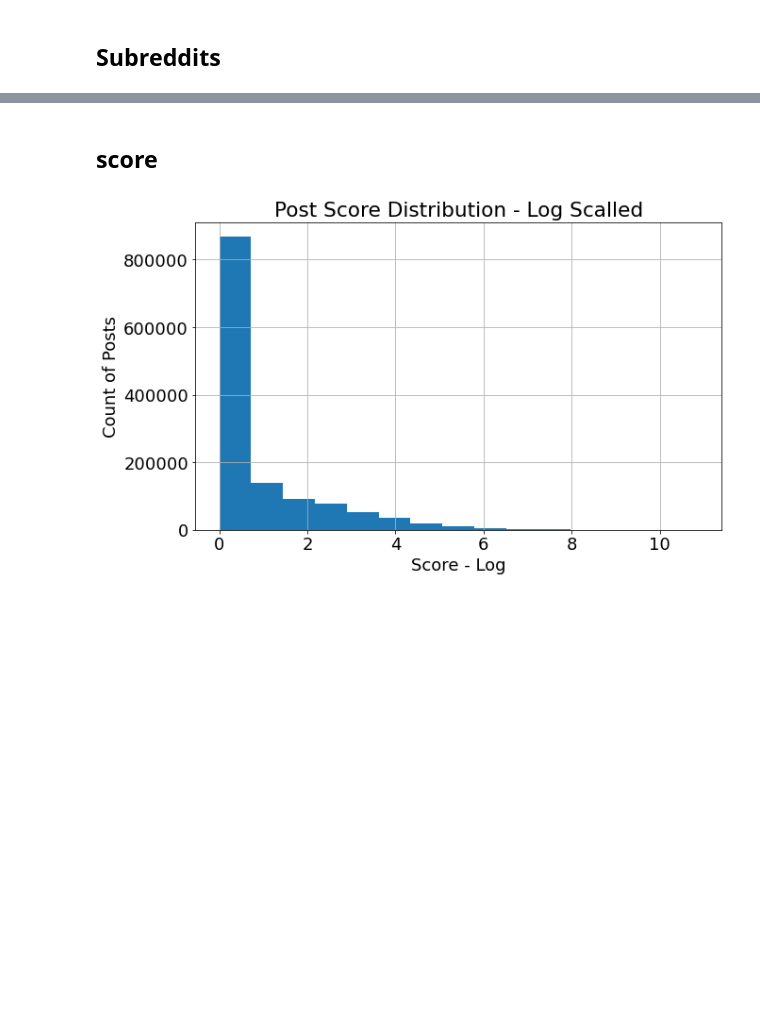
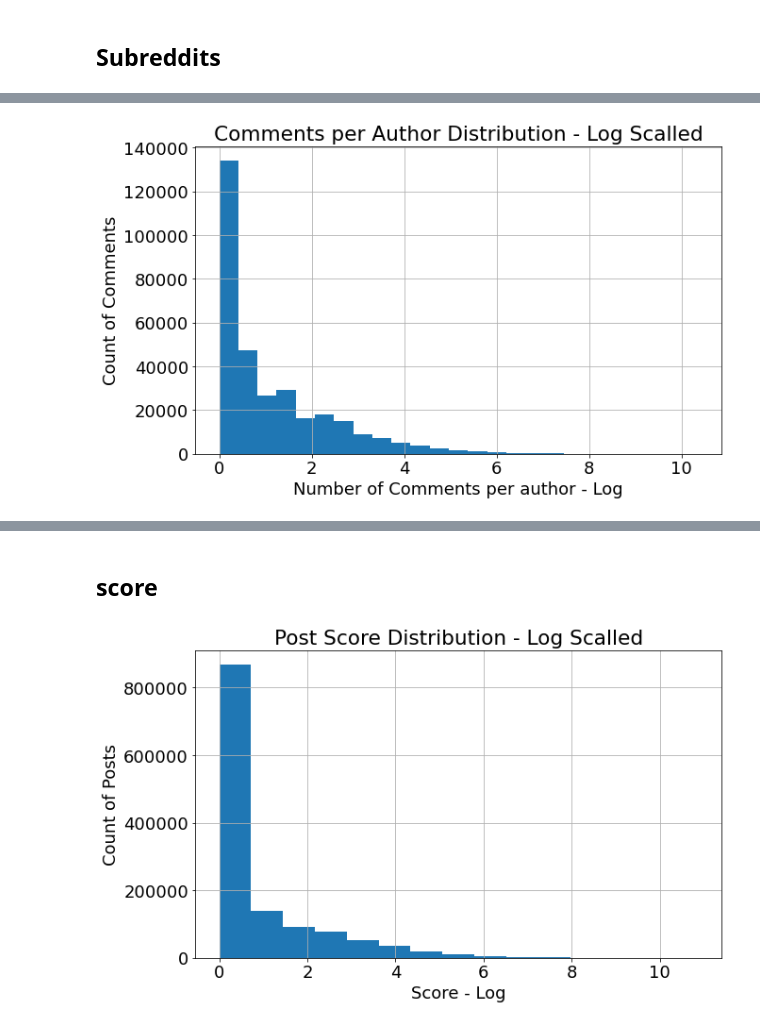
Before and after one commit to VeniJeen/CryptoSent, a Jupyter notebook: Exploratory Analysis/Exploratory_Analysis.ipynb, the cells around one changed output, grey strips where cells are left out. Drawn from its saved outputs; the diff is of its cells as text; code cells hidden in the pictures; blank space fills up the shorter version.

```diff
--- a/Exploratory Analysis/Exploratory_Analysis.ipynb
+++ b/Exploratory Analysis/Exploratory_Analysis.ipynb
@@ -67,0 +133,16 @@ plt.show()
+# %%
+temp=bc[bc.author!='[deleted]'].groupby('author').count().id.sort_values(ascending=False).tail(-1).apply(np.log)
+temp=temp.reset_index().rename(columns={'id':'Post Volume Log','author':'Author'})
+plt.rcParams["figure.figsize"] = (10,6)
+plt.rcParams.update({'font.size': 18})
+#plt.figure()
+
+temp.hist(bins=25)
+plt.xlabel('Number of Comments per author - Log')
+plt.ylabel('Count of Comments')
+plt.title('Comments per Author Distribution - Log Scalled')
+#fig.tight_layout()
+plt.savefig('author_comment_hist.png',bbox_inches='tight')
+plt.show()
+# %% [output]
+[figure, added]
```
Also changed, not shown: parts of 16 cells of this notebook, 9 other files.
